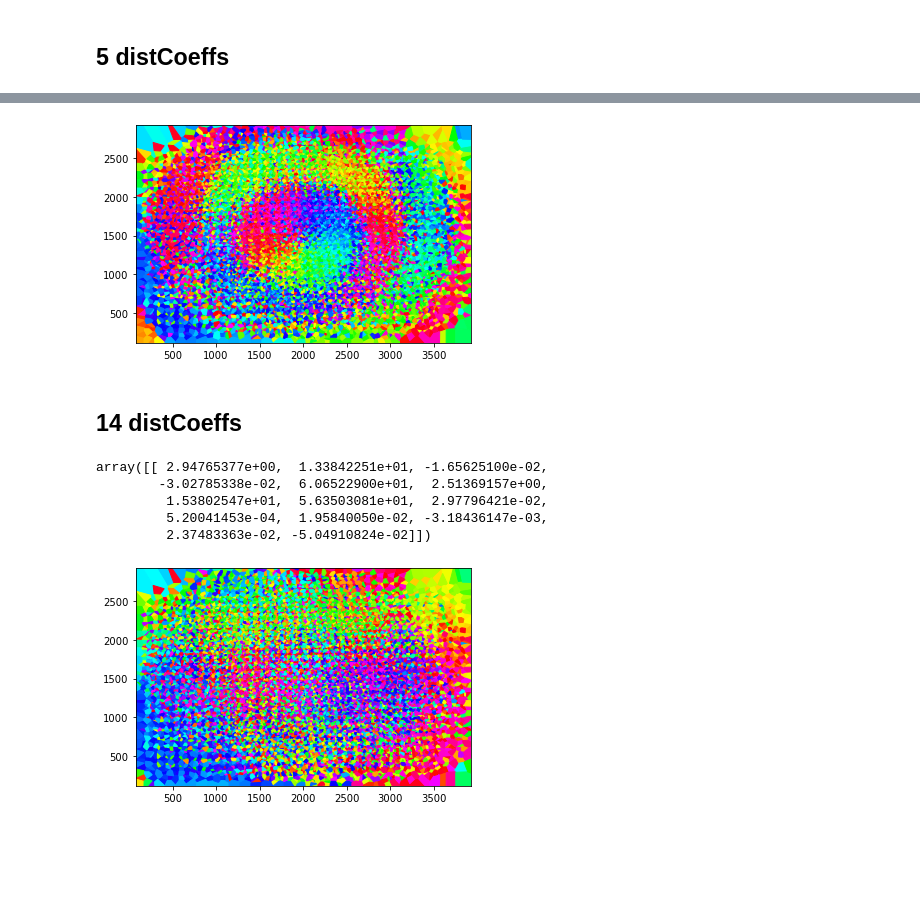
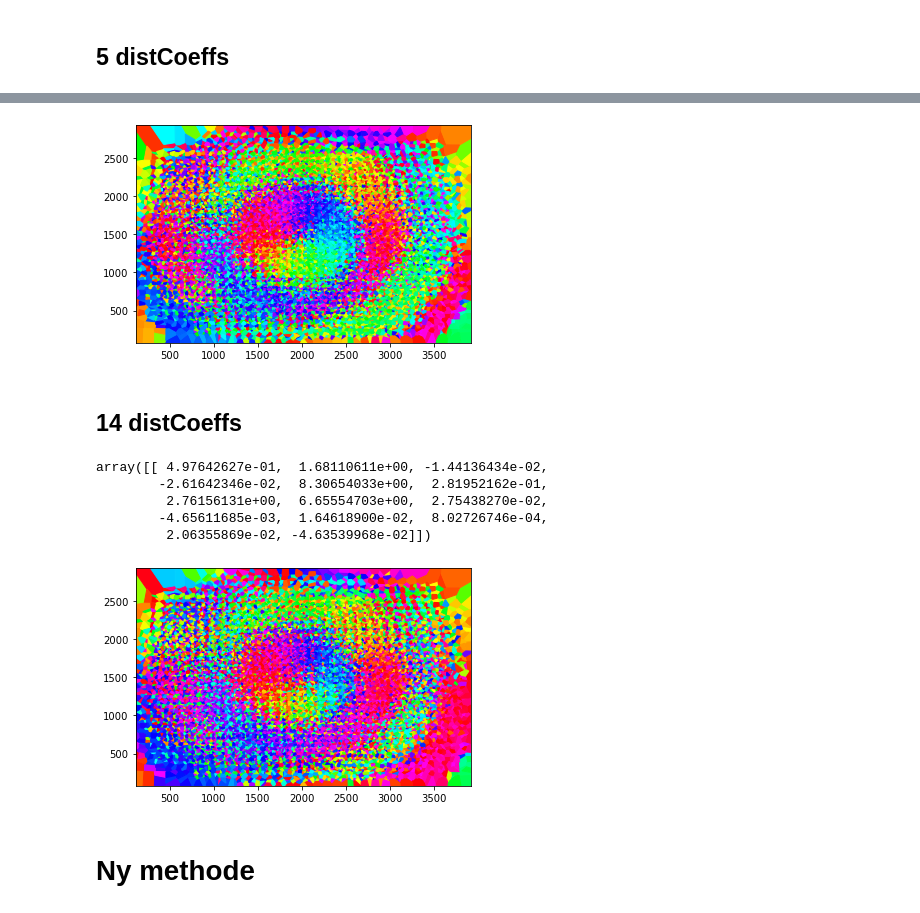
Before and after one commit to SimonLBSoerensen/Flexible-Camera-Calibration, a Jupyter notebook: SimonsTestBooks/TestBook.ipynb, the cells around one changed output, grey strips where cells are left out. Drawn from its saved outputs; the diff is of its cells as text; code cells hidden in the pictures; blank space fills up the shorter version.

Commit message:
5 vs 14 distCoeffs vs FCC Voronoi test

```diff
--- a/SimonsTestBooks/TestBook.ipynb
+++ b/SimonsTestBooks/TestBook.ipynb
@@ -747,10 +747,10 @@ array([[ 0.16190679, -0.82648652,  0.00160721, -0.00132901,  1.15802289]])
 # %%
-img_points_all, diff_all, angels_all, mag_all = flexiblecc.Metrics.voronoi.cal_angles_and_mag(charucoCorners_all, obj_points_all, rvecs, tvecs, cameraMatrix, distCoeffs)
+img_points_all, diff_all, angels_all, mag_all = flexiblecc.Metrics.voronoi.projectPoints_and_cal_angles_and_mag(charucoCorners_all, obj_points_all, rvecs, tvecs, cameraMatrix, distCoeffs)
 
 plt.figure()
 flexiblecc.Metrics.voronoi.plot_voronoi(img_points_all, angels_all)
 plt.show()
 # %% [output]
-[figure, old version]
+[figure, new version]
 # %% [markdown]
 ## 14 distCoeffs
@@ -760,8 +756,0 @@ calibrate_retval, cameraMatrix, distCoeffs, rvecs, tvecs, stdDeviationsIntrinsic
-# %%
-distCoeffs
-# %% [output]
-array([[ 2.94765377e+00,  1.33842251e+01, -1.65625100e-02,
-        -3.02785338e-02,  6.06522900e+01,  2.51369157e+00,
-         1.53802547e+01,  5.63503081e+01,  2.97796421e-02,
-         5.20041453e-04,  1.95840050e-02, -3.18436147e-03,
-         2.37483363e-02, -5.04910824e-02]])
@@ -768,8 +760,18 @@ array([[ 2.94765377e+00,  1.33842251e+01, -1.65625100e-02,
+# %%
+distCoeffs_14
+# %% [output]
+array([[ 4.97642627e-01,  1.68110611e+00, -1.44136434e-02,
+        -2.61642346e-02,  8.30654033e+00,  2.81952162e-01,
+         2.76156131e+00,  6.65554703e+00,  2.75438270e-02,
+        -4.65611685e-03,  1.64618900e-02,  8.02726746e-04,
+         2.06355869e-02, -4.63539968e-02]])
 # %%
-img_points_all, diff_all, angels_all, mag_all = flexiblecc.Metrics.voronoi.cal_angles_and_mag(charucoCorners_all, obj_points_all, rvecs, tvecs, cameraMatrix, distCoeffs)
+img_points_all_14, diff_all_14, angels_all_14, mag_all_14 = flexiblecc.Metrics.voronoi.projectPoints_and_cal_angles_and_mag(charucoCorners_all_14, obj_points_all_14, rvecs_14, tvecs_14, cameraMatrix_14, distCoeffs_14)
 
 plt.figure()
-flexiblecc.Metrics.voronoi.plot_voronoi(img_points_all, angels_all)
+flexiblecc.Metrics.voronoi.plot_voronoi(img_points_all_14, angels_all_14)
 plt.show()
 # %% [output]
-[figure, old version]
+[figure, new version]
+# %% [markdown]
+# Ny methode
```
Also changed, not shown: parts of 13 cells of this notebook, 2 other files.
